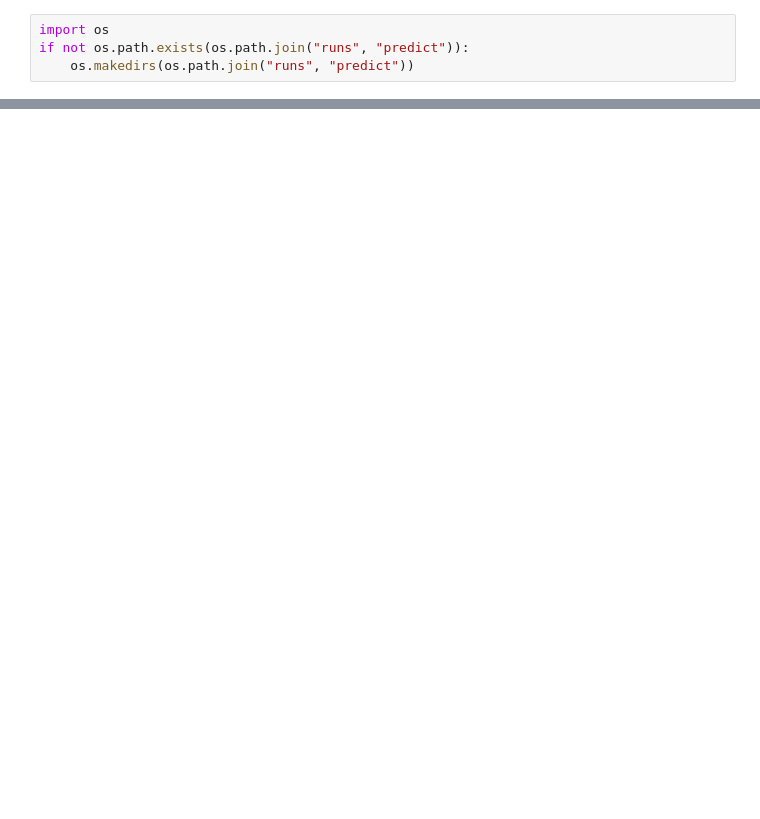
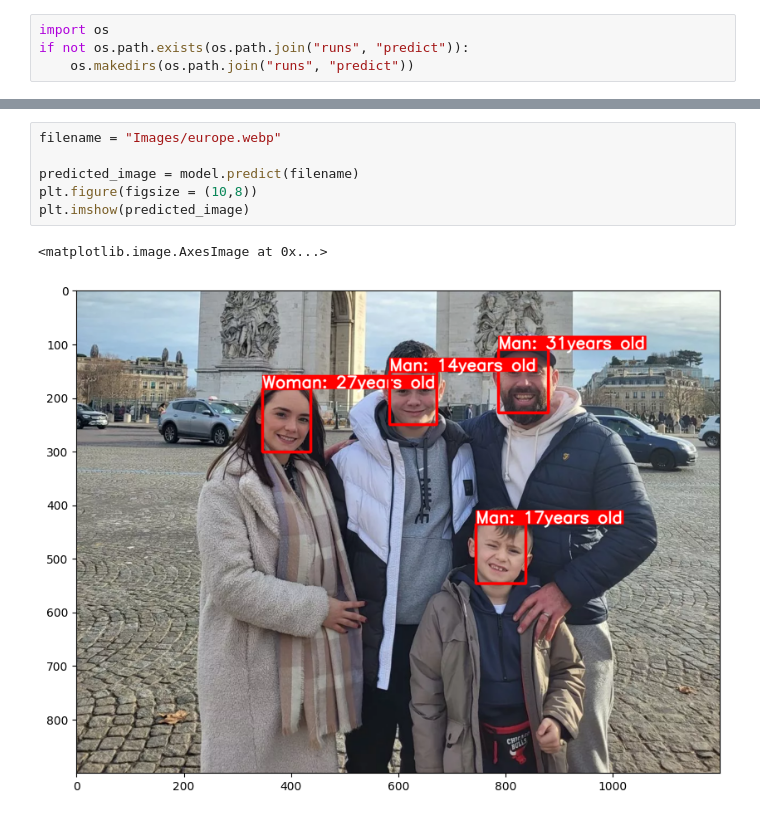
Before and after one commit to manhcuong02/Pytorch-Age-Estimation, a Jupyter notebook: test.ipynb, the cells around one changed output, grey strips where cells are left out. Saved outputs shown, nothing was run; the diff lists cells and outputs as text; blank space fills up the shorter version.

```diff
--- a/test.ipynb
+++ b/test.ipynb
@@ -20,0 +28,9 @@ plt.imsave('results/asian_family.jpg', predicted_image)
+# %%
+filename = "Images/europe.webp"
+
+predicted_image = model.predict(filename)
+plt.figure(figsize = (10,8))
+plt.imshow(predicted_image)
+# %% [output]
+<matplotlib.image.AxesImage at 0x...>
+[figure, added]
```
Also changed, not shown: parts of 3 cells of this notebook, 4 other files.
